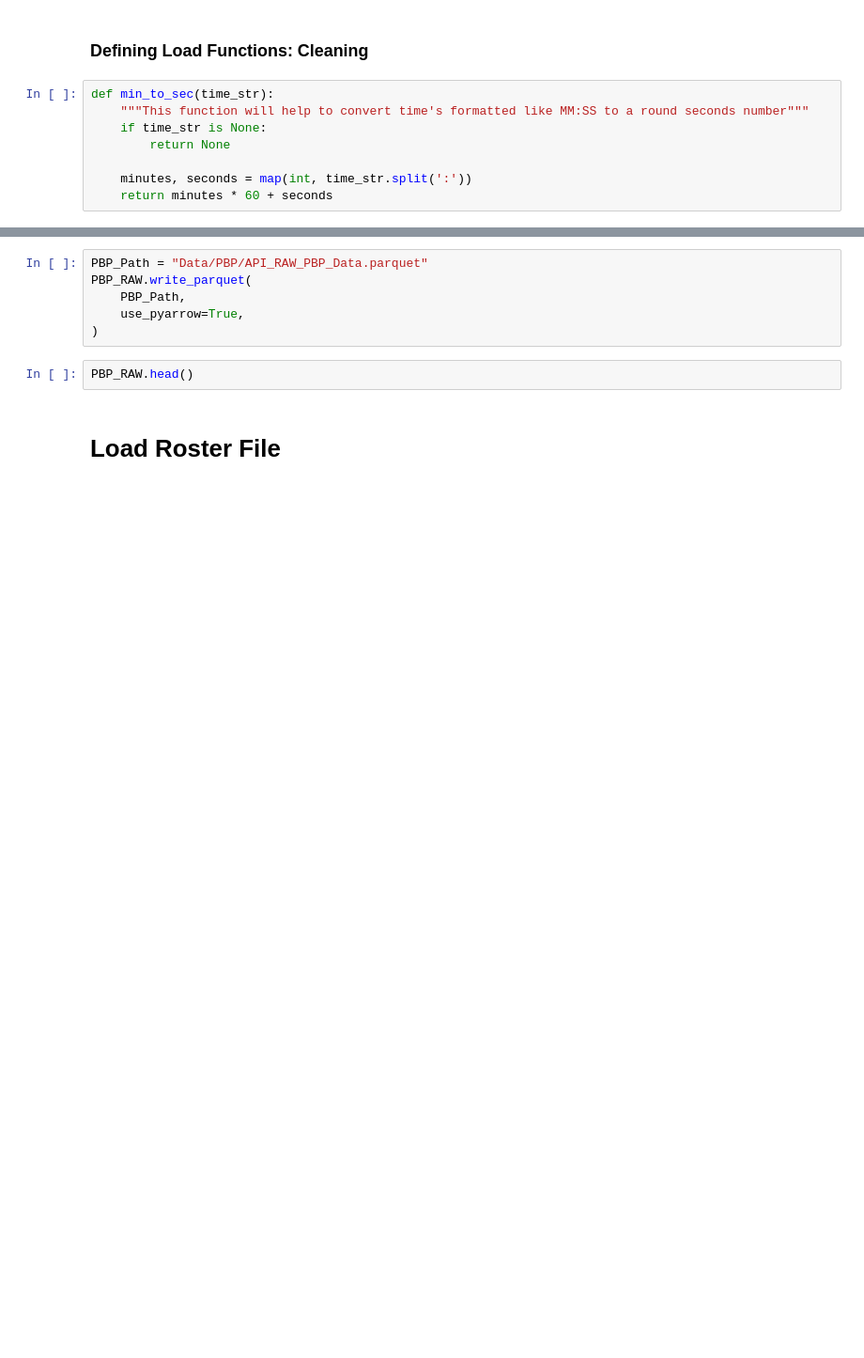
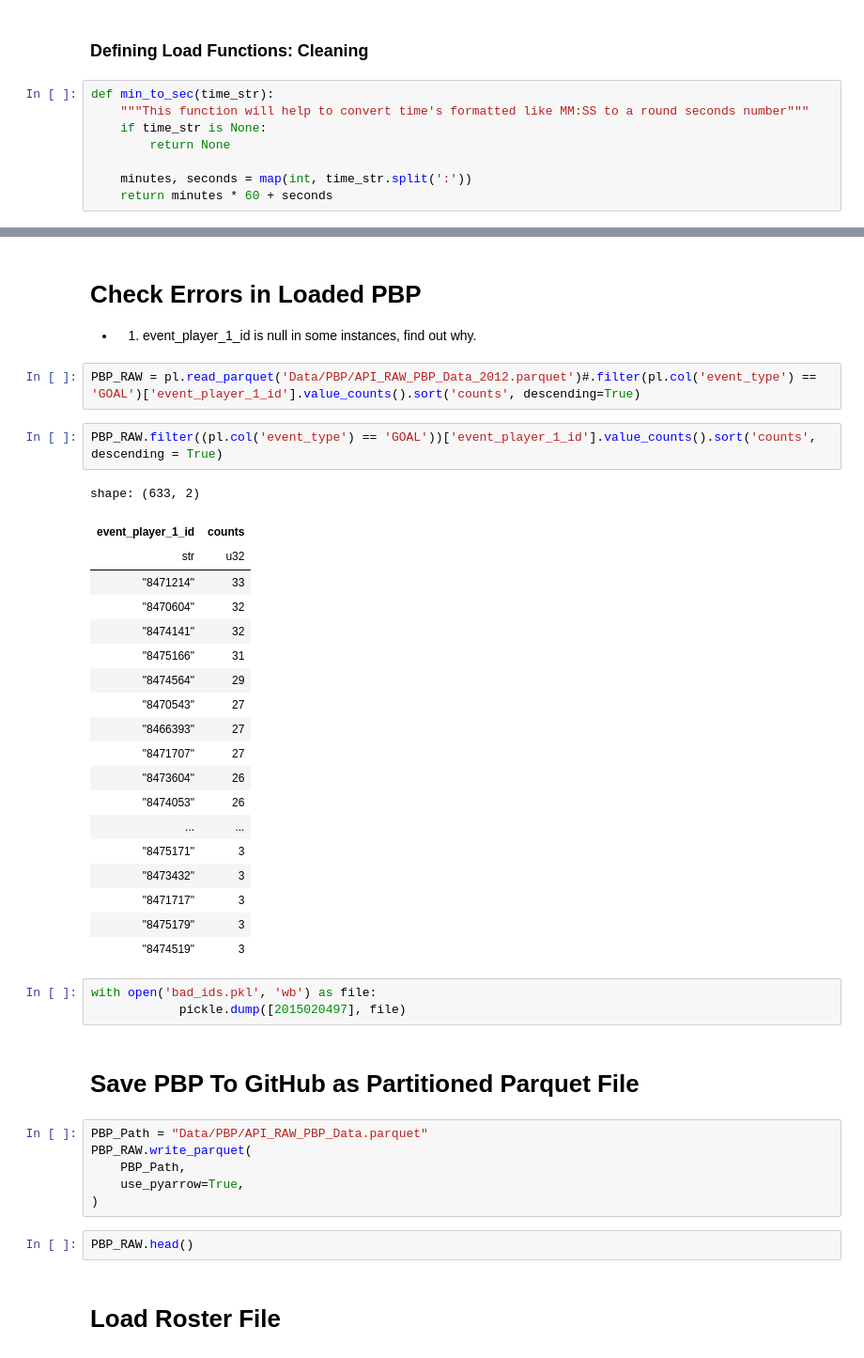
Before and after one commit to twinfield10/NHL-xG-Model, a Jupyter notebook: code/NHL API - PBP Download.ipynb, the cells around one changed output, grey strips where cells are left out. Shown at 94% size. Saved outputs shown, nothing was run; the diff lists cells and outputs as text; blank space fills up the shorter version.

```diff
--- a/code/NHL API - PBP Download.ipynb
+++ b/code/NHL API - PBP Download.ipynb
@@ -970,3 +1115,36 @@ Now Loading ALL Play By Play Data From NHL API (2012-2024 Seasons) 14168 Games
+# %% [markdown]
+# Check Errors in Loaded PBP
+
+- 1) event_player_1_id is null in some instances, find out why.
+# %%
+PBP_RAW = pl.read_parquet('Data/PBP/API_RAW_PBP_Data_2012.parquet')#.filter(pl.col('event_type') == 'GOAL')['event_player_1_id'].value_counts().sort('counts', descending=True)
+# %%
+PBP_RAW.filter((pl.col('event_type') == 'GOAL'))['event_player_1_id'].value_counts().sort('counts', descending = True)
+# %% [output]
+shape: (633, 2)
+| event_player_1_id | counts |
+| str | u32 |
+| "8471214" | 33 |
+| "8470604" | 32 |
+| "8474141" | 32 |
+| "8475166" | 31 |
+| "8474564" | 29 |
+| "8470543" | 27 |
+| "8466393" | 27 |
+| "8471707" | 27 |
+| "8473604" | 26 |
+| "8474053" | 26 |
+| ... | ... |
+| "8475171" | 3 |
+| "8473432" | 3 |
+| "8471717" | 3 |
+| "8475179" | 3 |
+| "8474519" | 3 |
+# %%
+with open('bad_ids.pkl', 'wb') as file:
+            pickle.dump([2015020497], file)
+# %% [markdown]
+# Save PBP To GitHub as Partitioned Parquet File
 # %%
 PBP_Path = "Data/PBP/API_RAW_PBP_Data.parquet"
 PBP_RAW.write_parquet(
```
Also changed, not shown: parts of 14 cells of this notebook, 2 other files.
